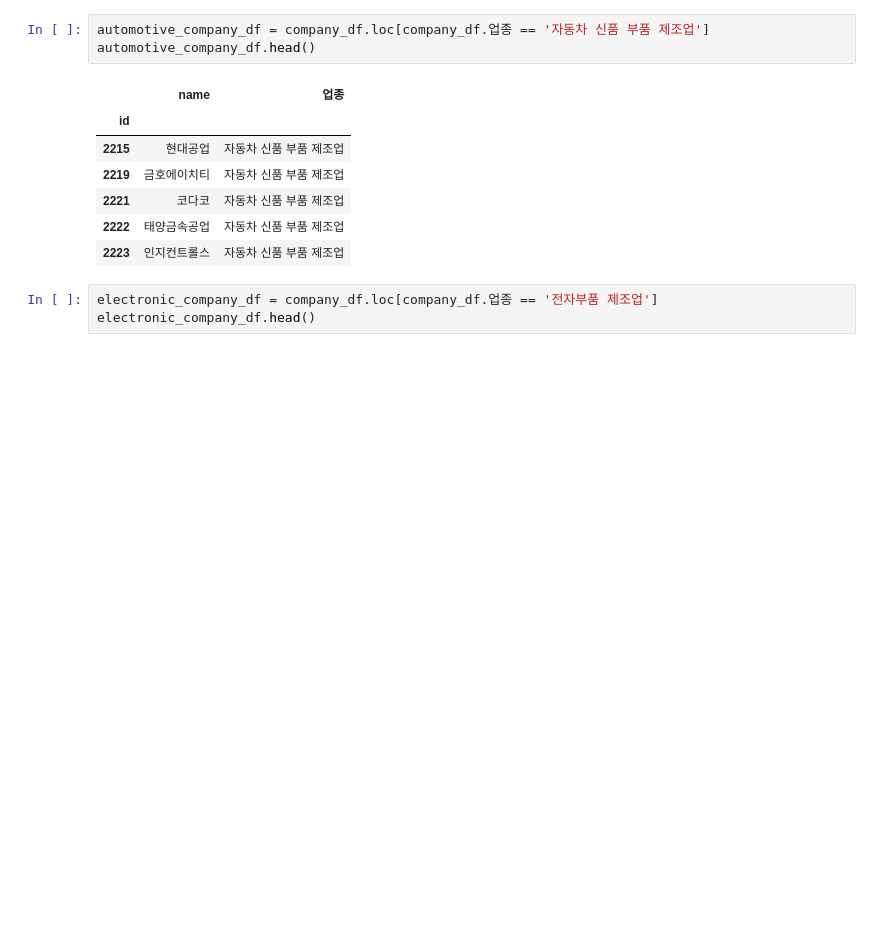
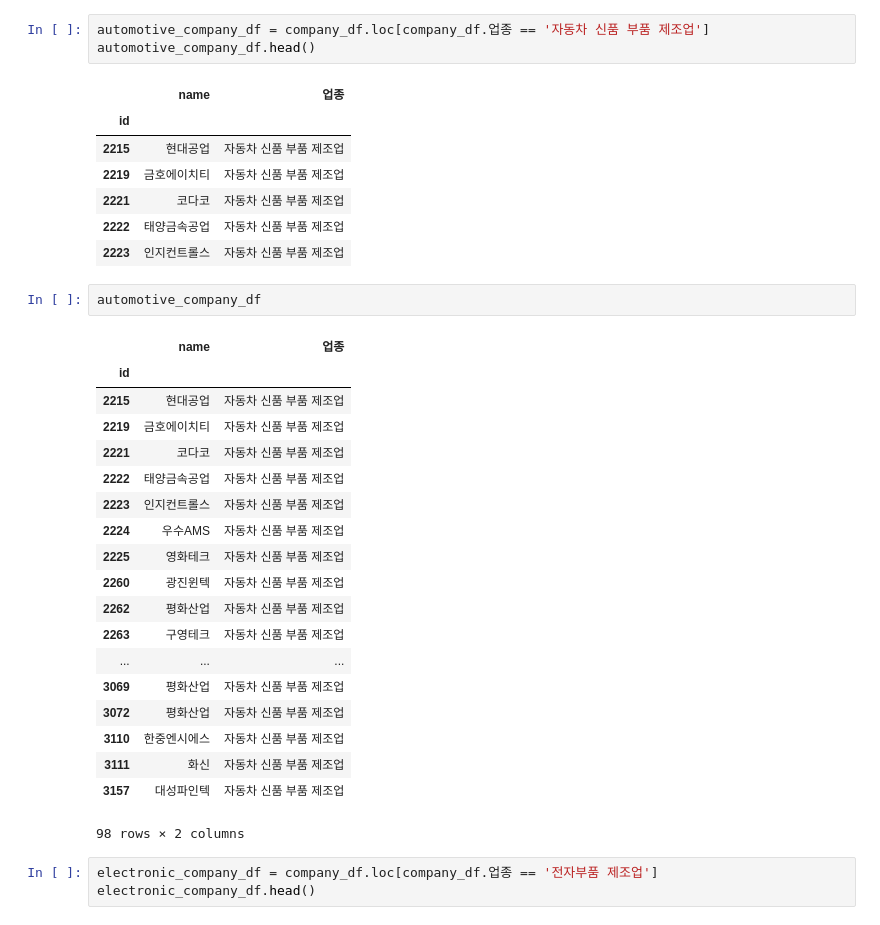
Before and after one commit to yiyc-kr/pandas-modules, a Jupyter notebook: BARRA.ipynb, the cells around one changed output. Drawn from its saved outputs; the diff is of its cells as text; blank space fills up the shorter version.

```diff
--- a/BARRA.ipynb
+++ b/BARRA.ipynb
@@ -45,6 +67,28 @@ automotive_company_df.head()
 | 2221 | 코다코 | 자동차 신품 부품 제조업 |
 | 2222 | 태양금속공업 | 자동차 신품 부품 제조업 |
 | 2223 | 인지컨트롤스 | 자동차 신품 부품 제조업 |
+# %%
+automotive_company_df
+# %% [output]
+|  | name | 업종 |
+| id |  |  |
+| 2215 | 현대공업 | 자동차 신품 부품 제조업 |
+| 2219 | 금호에이치티 | 자동차 신품 부품 제조업 |
+| 2221 | 코다코 | 자동차 신품 부품 제조업 |
+| 2222 | 태양금속공업 | 자동차 신품 부품 제조업 |
+| 2223 | 인지컨트롤스 | 자동차 신품 부품 제조업 |
+| 2224 | 우수AMS | 자동차 신품 부품 제조업 |
+| 2225 | 영화테크 | 자동차 신품 부품 제조업 |
+| 2260 | 광진윈텍 | 자동차 신품 부품 제조업 |
+| 2262 | 평화산업 | 자동차 신품 부품 제조업 |
+| 2263 | 구영테크 | 자동차 신품 부품 제조업 |
+| ... | ... | ... |
+| 3069 | 평화산업 | 자동차 신품 부품 제조업 |
+| 3072 | 평화산업 | 자동차 신품 부품 제조업 |
+| 3110 | 한중엔시에스 | 자동차 신품 부품 제조업 |
+| 3111 | 화신 | 자동차 신품 부품 제조업 |
+| 3157 | 대성파인텍 | 자동차 신품 부품 제조업 |
+98 rows × 2 columns
 # %%
 electronic_company_df = company_df.loc[company_df.업종 == '전자부품 제조업']
 electronic_company_df.head()
```
Also changed, not shown: parts of 1 cell of this notebook.
